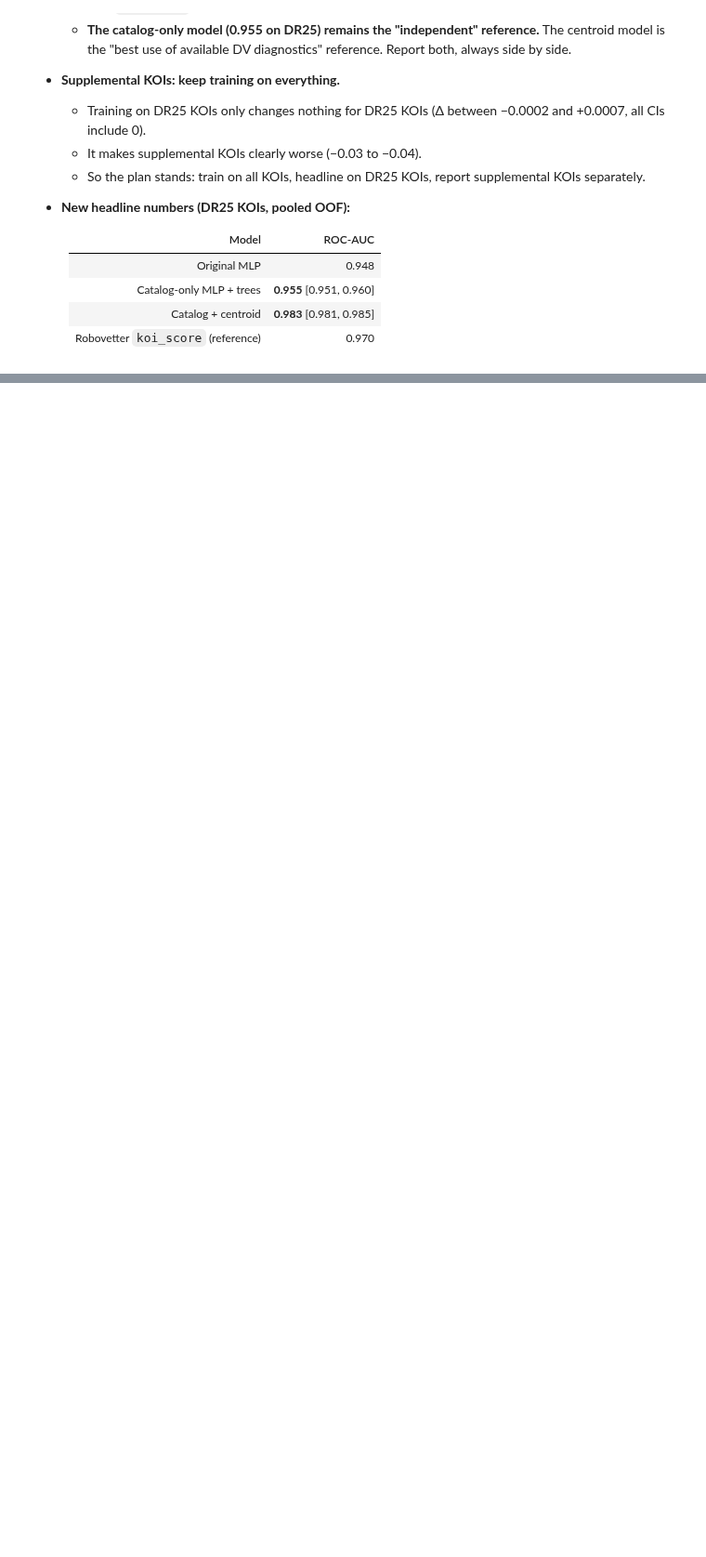
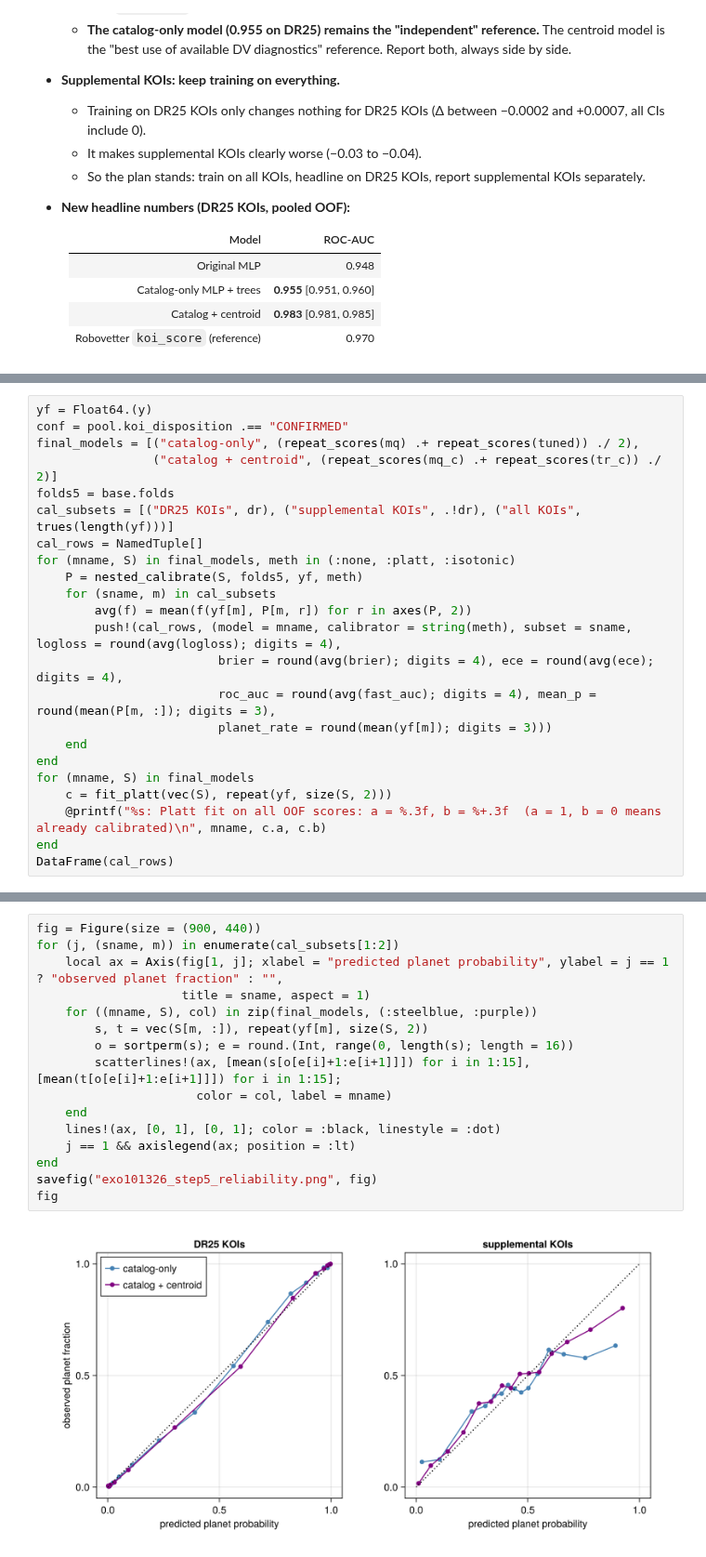
Before and after one commit to mburchnmsu/exoplanet-vetting, a Jupyter notebook: exo101326.ipynb, the cells around one changed output, grey strips where cells are left out. Shown at 93% size. Saved outputs shown, nothing was run; the diff lists cells and outputs as text; blank space fills up the shorter version.

```diff
--- a/exo101326.ipynb
+++ b/exo101326.ipynb
@@ -861,0 +882,23 @@ hl
+# %%
+yf = Float64.(y)
+conf = pool.koi_disposition .== "CONFIRMED"
+final_models = [("catalog-only", (repeat_scores(mq) .+ repeat_scores(tuned)) ./ 2),
+                ("catalog + centroid", (repeat_scores(mq_c) .+ repeat_scores(tr_c)) ./ 2)]
+folds5 = base.folds
+cal_subsets = [("DR25 KOIs", dr), ("supplemental KOIs", .!dr), ("all KOIs", trues(length(yf)))]
+cal_rows = NamedTuple[]
+for (mname, S) in final_models, meth in (:none, :platt, :isotonic)
+    P = nested_calibrate(S, folds5, yf, meth)
+    for (sname, m) in cal_subsets
+        avg(f) = mean(f(yf[m], P[m, r]) for r in axes(P, 2))
+        push!(cal_rows, (model = mname, calibrator = string(meth), subset = sname, logloss = round(avg(logloss); digits = 4),
+                         brier = round(avg(brier); digits = 4), ece = round(avg(ece); digits = 4),
+                         roc_auc = round(avg(fast_auc); digits = 4), mean_p = round(mean(P[m, :]); digits = 3),
+                         planet_rate = round(mean(yf[m]); digits = 3)))
+    end
+end
+for (mname, S) in final_models
+    c = fit_platt(vec(S), repeat(yf, size(S, 2)))
+    @printf("%s: Platt fit on all OOF scores: a = %.3f, b = %+.3f  (a = 1, b = 0 means already calibrated)\n", mname, c.a, c.b)
+end
+DataFrame(cal_rows)
@@ -861,0 +929,18 @@ hl
+# %%
+fig = Figure(size = (900, 440))
+for (j, (sname, m)) in enumerate(cal_subsets[1:2])
+    local ax = Axis(fig[1, j]; xlabel = "predicted planet probability", ylabel = j == 1 ? "observed planet fraction" : "",
+                    title = sname, aspect = 1)
+    for ((mname, S), col) in zip(final_models, (:steelblue, :purple))
+        s, t = vec(S[m, :]), repeat(yf[m], size(S, 2))
+        o = sortperm(s); e = round.(Int, range(0, length(s); length = 16))
+        scatterlines!(ax, [mean(s[o[e[i]+1:e[i+1]]]) for i in 1:15], [mean(t[o[e[i]+1:e[i+1]]]) for i in 1:15];
+                      color = col, label = mname)
+    end
+    lines!(ax, [0, 1], [0, 1]; color = :black, linestyle = :dot)
+    j == 1 && axislegend(ax; position = :lt)
+end
+savefig("exo101326_step5_reliability.png", fig)
+fig
+# %% [output]
+[figure, added]
```
Also changed, not shown: parts of 9 cells of this notebook, 11 other files.
